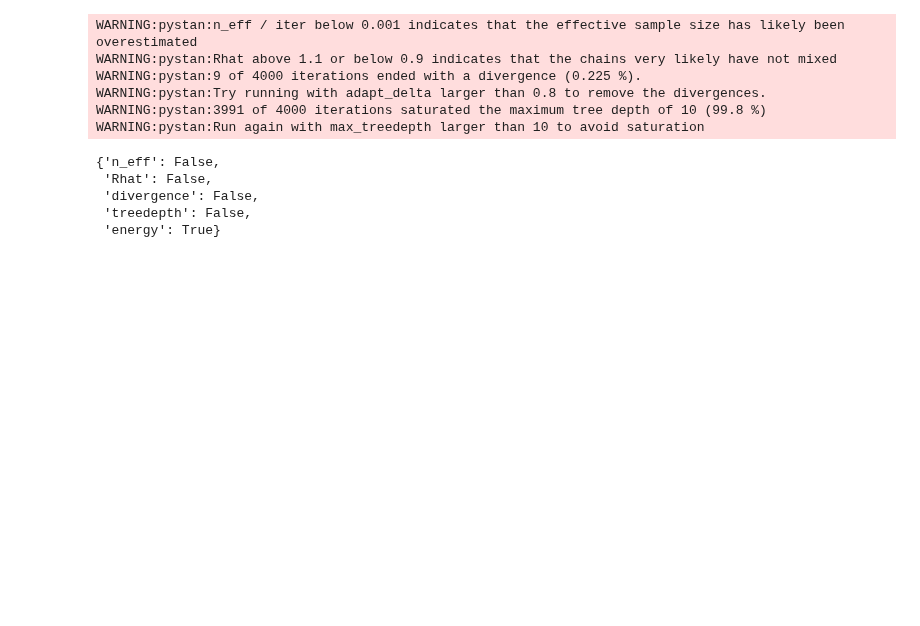
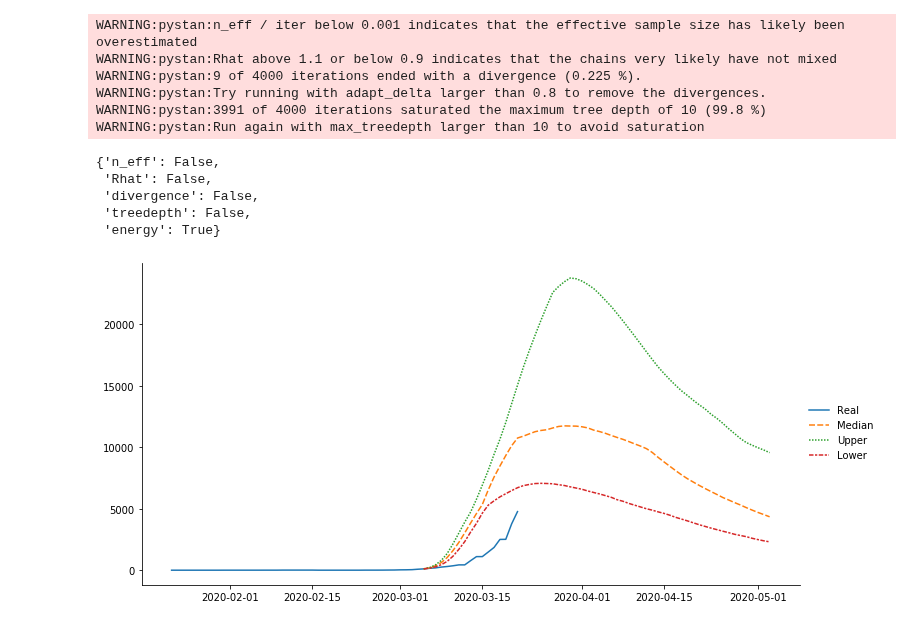
Before and after one commit to yoriyuki/COVID-19, a Jupyter notebook: prediction/COVID-19.ipynb, the cells around one changed output. Cells and saved outputs as stored; diff of their text form; code cells hidden in the pictures; blank space fills up the shorter version.

```diff
--- a/prediction/COVID-19.ipynb
+++ b/prediction/COVID-19.ipynb
@@ -237,3 +237,7 @@ WARNING:pystan:Run again with max_treedepth larger than 10 to avoid saturation
  'divergence': False,
  'treedepth': False,
  'energy': True}
+# %%
+draw_infected(fit, pd.to_datetime('2020-03-05'), 60, 'United Kingdom')
+# %% [output]
+[figure, added]
```
Also changed, not shown: parts of 6 cells of this notebook.
